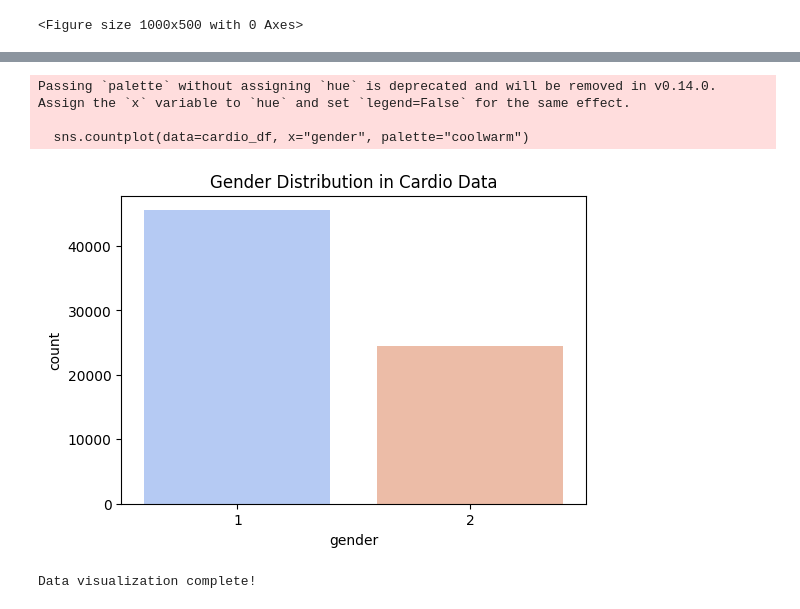
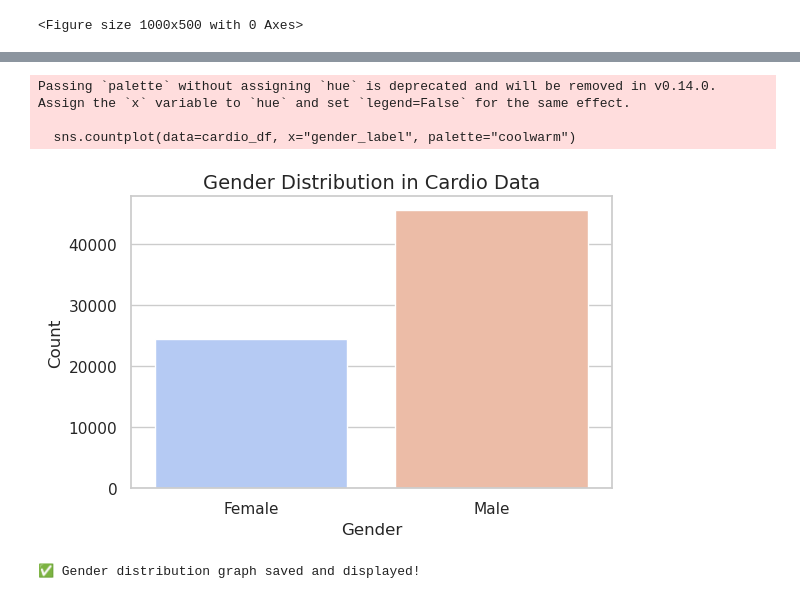
Before and after one commit to NiatKahsay/ads-508-team, a Jupyter notebook: notebooks/create_graphs.ipynb, the cells around one changed output, grey strips where cells are left out. Saved outputs shown, nothing was run; the diff lists cells and outputs as text; code cells hidden in the pictures.

```diff
--- a/notebooks/create_graphs.ipynb
+++ b/notebooks/create_graphs.ipynb
@@ -79,18 +158,36 @@ plt.show()
 # %%
+import matplotlib.pyplot as plt
+import seaborn as sns
+import os
+
+# Make sure the image folder exists in the root
+os.makedirs("../images", exist_ok=True)
+
 # -----------------------------
 # 5. Categorical Data Distribution
 # -----------------------------
 if 'gender' in cardio_df.columns:
     plt.figure(figsize=(6, 4))
-    sns.countplot(data=cardio_df, x="gender", palette="coolwarm")
-    plt.title("Gender Distribution in Cardio Data")
+
+    # Map gender values to labels
+    gender_labels = {1: 'Male', 2: 'Female'}
+    cardio_df['gender_label'] = cardio_df['gender'].map(gender_labels)
+
+    # Plot
+    sns.countplot(data=cardio_df, x="gender_label", palette="coolwarm")
+    plt.title("Gender Distribution in Cardio Data", fontsize=14)
+    plt.xlabel("Gender", fontsize=12)
+    plt.ylabel("Count", fontsize=12)
+    plt.tight_layout()
+
+    # Save the figure to the root-level images folder
+    plt.savefig("../images/gender_distribution.png", dpi=300, bbox_inches='tight')
     plt.show()
 
-# Repeat for Quitline Data if needed
-print("Data visualization complete!")
+print("Gender distribution graph saved and displayed!")
 # %% [output]
 Passing `palette` without assigning `hue` is deprecated and will be removed in v0.14.0. Assign the `x` variable to `hue` and set `legend=False` for the same effect.
 
-  sns.countplot(data=cardio_df, x="gender", palette="coolwarm")
+  sns.countplot(data=cardio_df, x="gender_label", palette="coolwarm")
-[figure, old version]
+[figure, new version]
-Data visualization complete!
+✅ Gender distribution graph saved and displayed!
```
Also changed, not shown: parts of 3 cells of this notebook, 11 other files.
